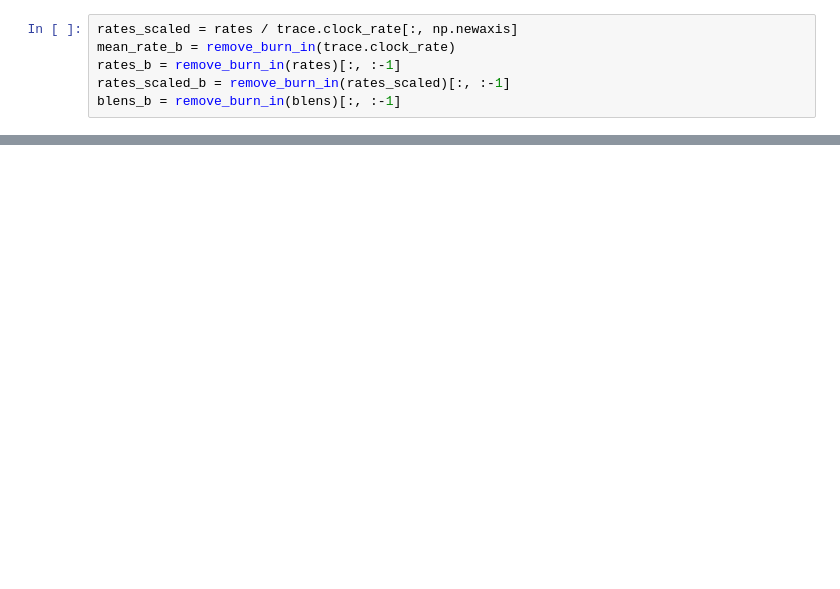
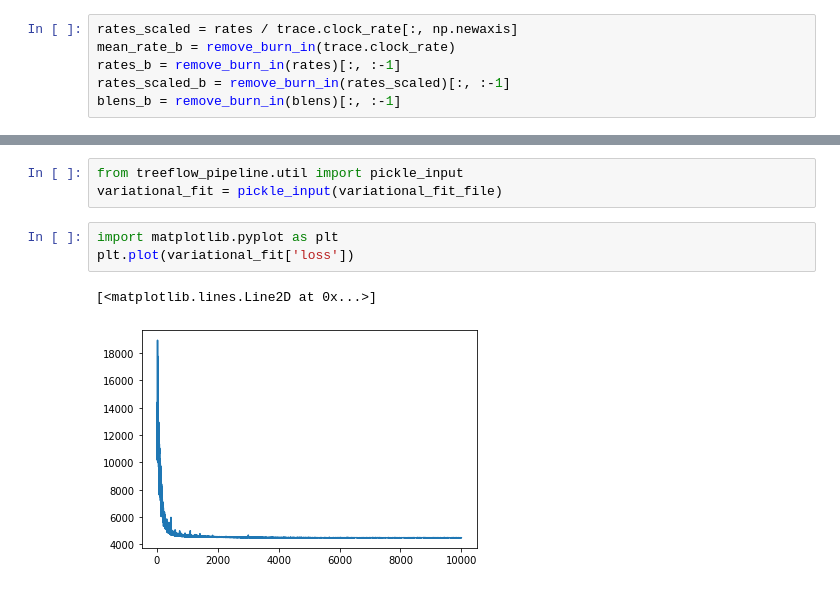
Before and after one commit to christiaanjs/treeflow-paper, a Jupyter notebook: notebook/plot-posterior-relaxed.ipynb, the cells around one changed output, grey strips where cells are left out. Saved outputs shown, nothing was run; the diff lists cells and outputs as text; blank space fills up the shorter version.

```diff
--- a/notebook/plot-posterior-relaxed.ipynb
+++ b/notebook/plot-posterior-relaxed.ipynb
@@ -122,0 +111,9 @@ array([0.00766192, 0.05552311, 0.02182012, 0.0134833 , 0.00033124,
+# %%
+from treeflow_pipeline.util import pickle_input
+variational_fit = pickle_input(variational_fit_file)
+# %%
+import matplotlib.pyplot as plt
+plt.plot(variational_fit['loss'])
+# %% [output]
+[<matplotlib.lines.Line2D at 0x...>]
+[figure, added]
```
Also changed, not shown: parts of 16 cells of this notebook, 4 other files.
